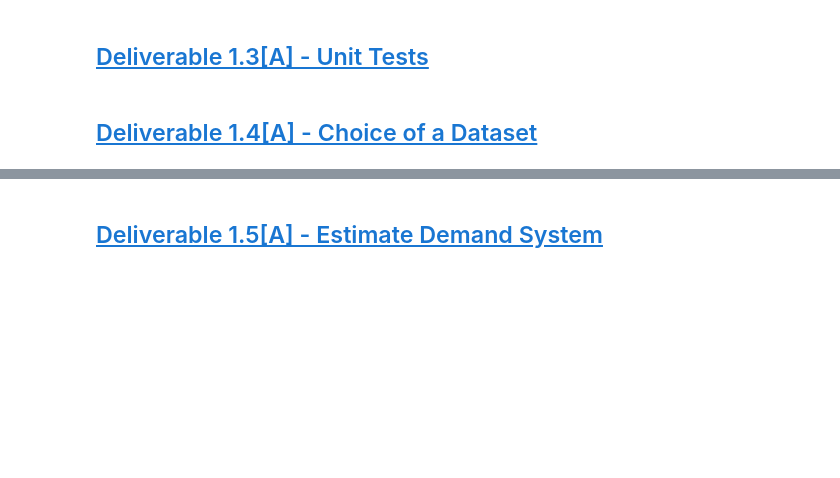
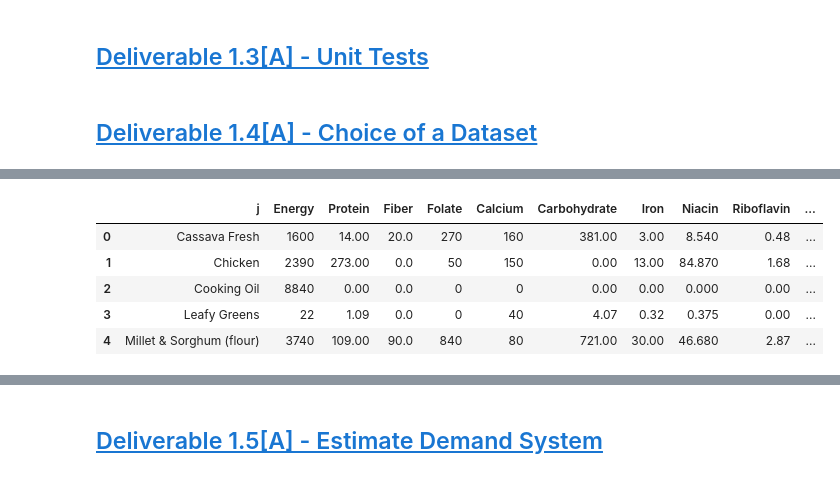
Before and after one commit to vishalival/eep153-norman-borlaug, a Jupyter notebook: final_code.ipynb, the cells around one changed output, grey strips where cells are left out. Drawn from its saved outputs; the diff is of its cells as text; code cells hidden in the pictures; blank space fills up the shorter version.

```diff
--- a/final_code.ipynb
+++ b/final_code.ipynb
@@ -34,0 +78,12 @@ import numpy as np
+# %%
+# Nutritional Information of Foods for Tanzania
+
+tanzania_fct_df = pd.read_csv("data/tanzania/tanzania_fct.csv")
+tanzania_fct_df.head(5)
+# %% [output]
+|  | j | Energy | Protein | Fiber | Folate | Calcium | Carbohydrate | Iron | Niacin | Riboflavin | ... |
+| 0 | Cassava Fresh | 1600 | 14.00 | 20.0 | 270 | 160 | 381.00 | 3.00 | 8.540 | 0.48 | ... |
+| 1 | Chicken | 2390 | 273.00 | 0.0 | 50 | 150 | 0.00 | 13.00 | 84.870 | 1.68 | ... |
+| 2 | Cooking Oil | 8840 | 0.00 | 0.0 | 0 | 0 | 0.00 | 0.00 | 0.000 | 0.00 | ... |
+| 3 | Leafy Greens | 22 | 1.09 | 0.0 | 0 | 40 | 4.07 | 0.32 | 0.375 | 0.00 | ... |
+| 4 | Millet & Sorghum (flour) | 3740 | 109.00 | 90.0 | 840 | 80 | 721.00 | 30.00 | 46.680 | 2.87 | ... |
```
Also changed, not shown: parts of 12 cells of this notebook, 22 other files.
